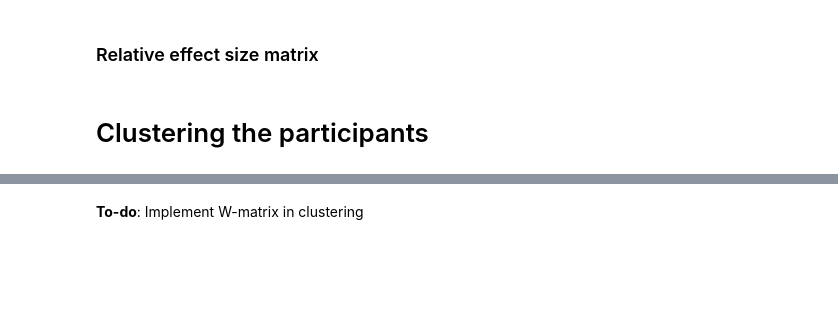
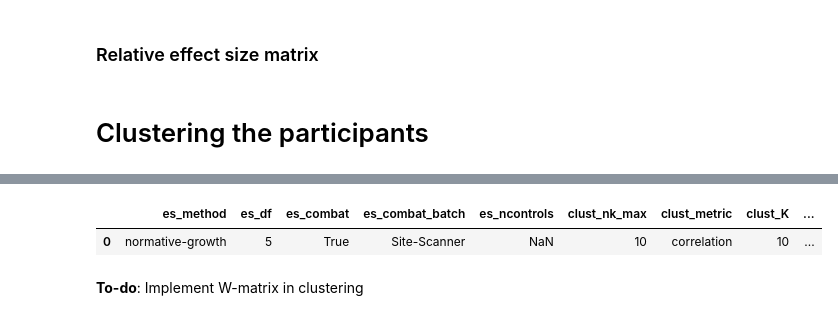
Before and after one commit to abeaucha/ClusteringAutism, a Jupyter notebook: pipeline_test.ipynb, the cells around one changed output, grey strips where cells are left out. Drawn from its saved outputs; the diff is of its cells as text; code cells hidden in the pictures; blank space fills up the shorter version.

```diff
--- a/pipeline_test.ipynb
+++ b/pipeline_test.ipynb
@@ -193,8 +265,9 @@ imgfiles_rel[:5]
 
 # Calculating human participant effect sizes
 # %%
-# Path to the mask image to use
-maskfile = 'data/human/registration/reference_files/mask.mnc'
-
-# Number of controls to use for propensity matching
-ncontrols = 10
+#Parameters for effect size calculation
+method = 'normative-growth'
+df = 5
+combat = True
+combat_batch = ['Site', 'Scanner']
+ncontrols = None
@@ -421,3 +495,9 @@ Assigning clusters...
+# %%
+df_cluster_metadata = pd.read_csv(cluster_metadata)
+df_cluster_metadata
+# %% [output]
+|  | es_method | es_df | es_combat | es_combat_batch | es_ncontrols | clust_nk_max | clust_metric | clust_K | ... |
+| 0 | normative-growth | 5 | True | Site-Scanner | NaN | 10 | correlation | 10 | ... |
 # %% [markdown]
 **To-do**: Implement W-matrix in clustering
 # %% [markdown]
```
Also changed, not shown: parts of 46 cells of this notebook.
